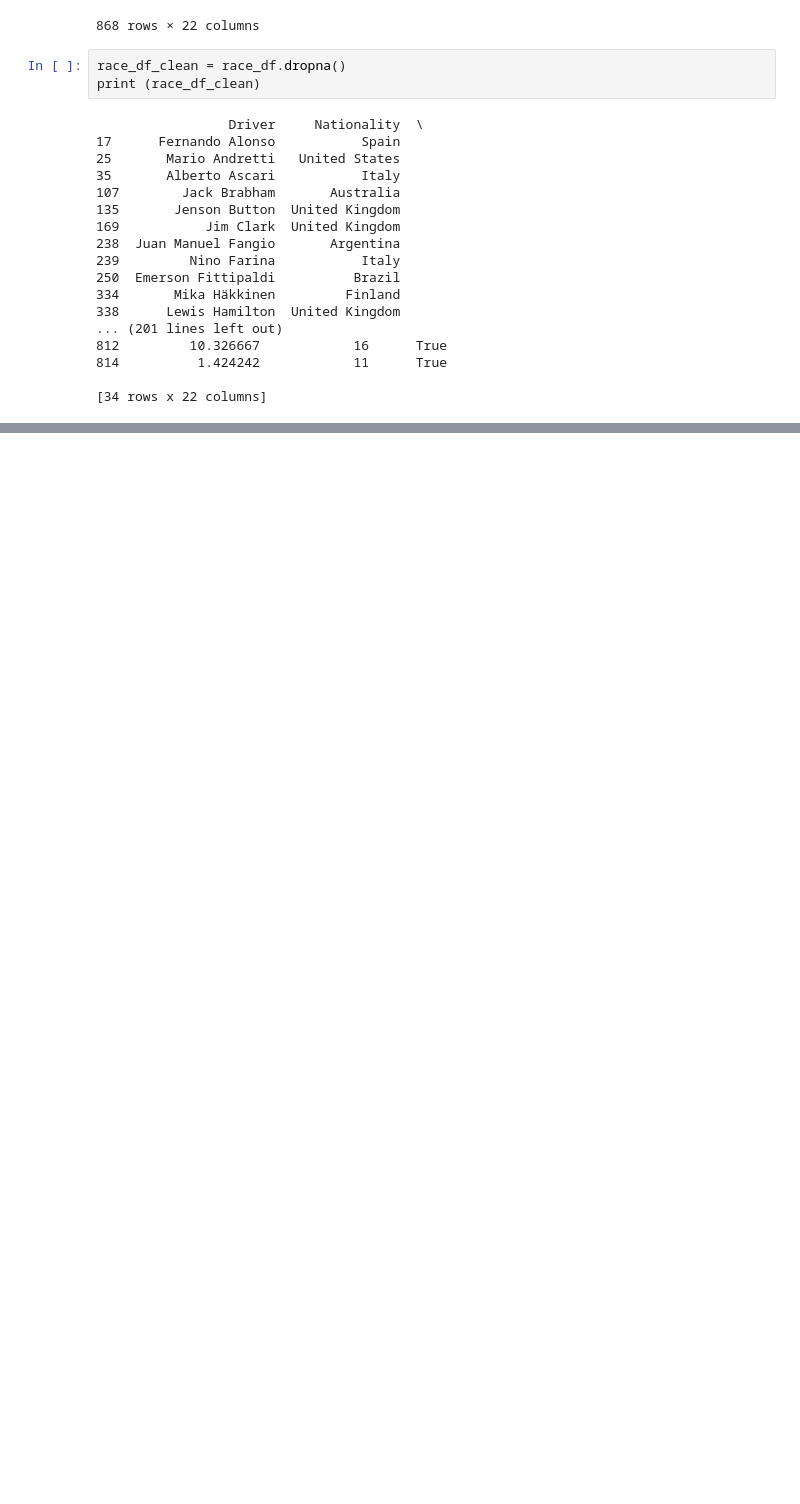
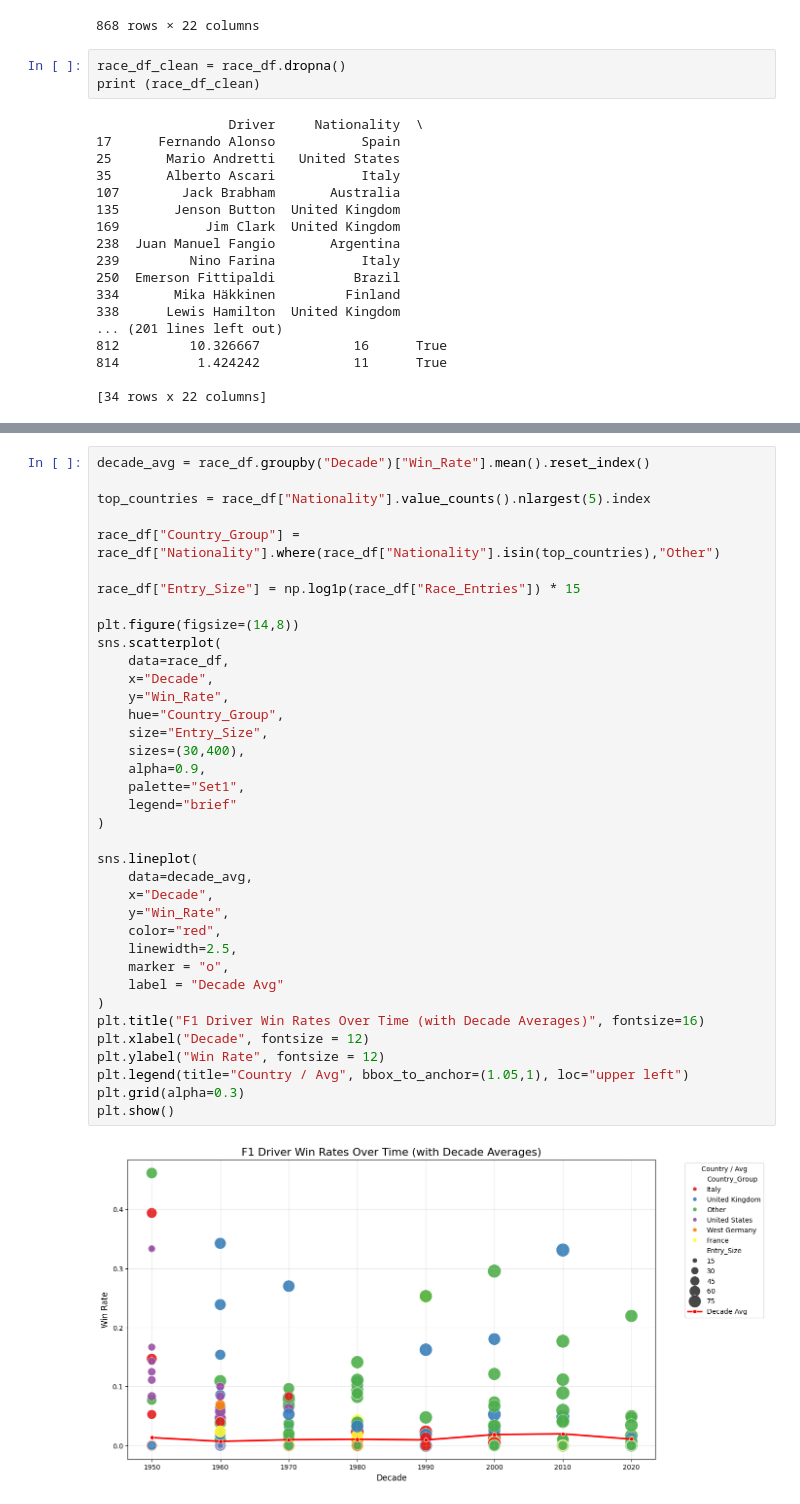
Before and after one commit to ryakkalauncc/4122project1, a Jupyter notebook: ITCS4122Project1.ipynb, the cells around one changed output, grey strips where cells are left out. Drawn from its saved outputs; the diff is of its cells as text; blank space fills up the shorter version.

```diff
--- a/ITCS4122Project1.ipynb
+++ b/ITCS4122Project1.ipynb
@@ -92,0 +119,39 @@ country_org.plot(kind='bar', figsize=(10,5))
+# %%
+decade_avg = race_df.groupby("Decade")["Win_Rate"].mean().reset_index()
+
+top_countries = race_df["Nationality"].value_counts().nlargest(5).index
+
+race_df["Country_Group"] = race_df["Nationality"].where(race_df["Nationality"].isin(top_countries),"Other")
+
+race_df["Entry_Size"] = np.log1p(race_df["Race_Entries"]) * 15
+
+plt.figure(figsize=(14,8))
+sns.scatterplot(
+    data=race_df,
+    x="Decade",
+    y="Win_Rate",
+    hue="Country_Group",
+    size="Entry_Size",
+    sizes=(30,400),
+    alpha=0.9,
+    palette="Set1",
+    legend="brief"
+)
+
+sns.lineplot(
+    data=decade_avg,
+    x="Decade",
+    y="Win_Rate",
+    color="red",
+    linewidth=2.5,
+    marker = "o",
+    label = "Decade Avg"
+)
+plt.title("F1 Driver Win Rates Over Time (with Decade Averages)", fontsize=16)
+plt.xlabel("Decade", fontsize = 12)
+plt.ylabel("Win Rate", fontsize = 12)
+plt.legend(title="Country / Avg", bbox_to_anchor=(1.05,1), loc="upper left")
+plt.grid(alpha=0.3)
+plt.show()
+# %% [output]
+[figure, added]
```
Also changed, not shown: parts of 11 cells of this notebook.
